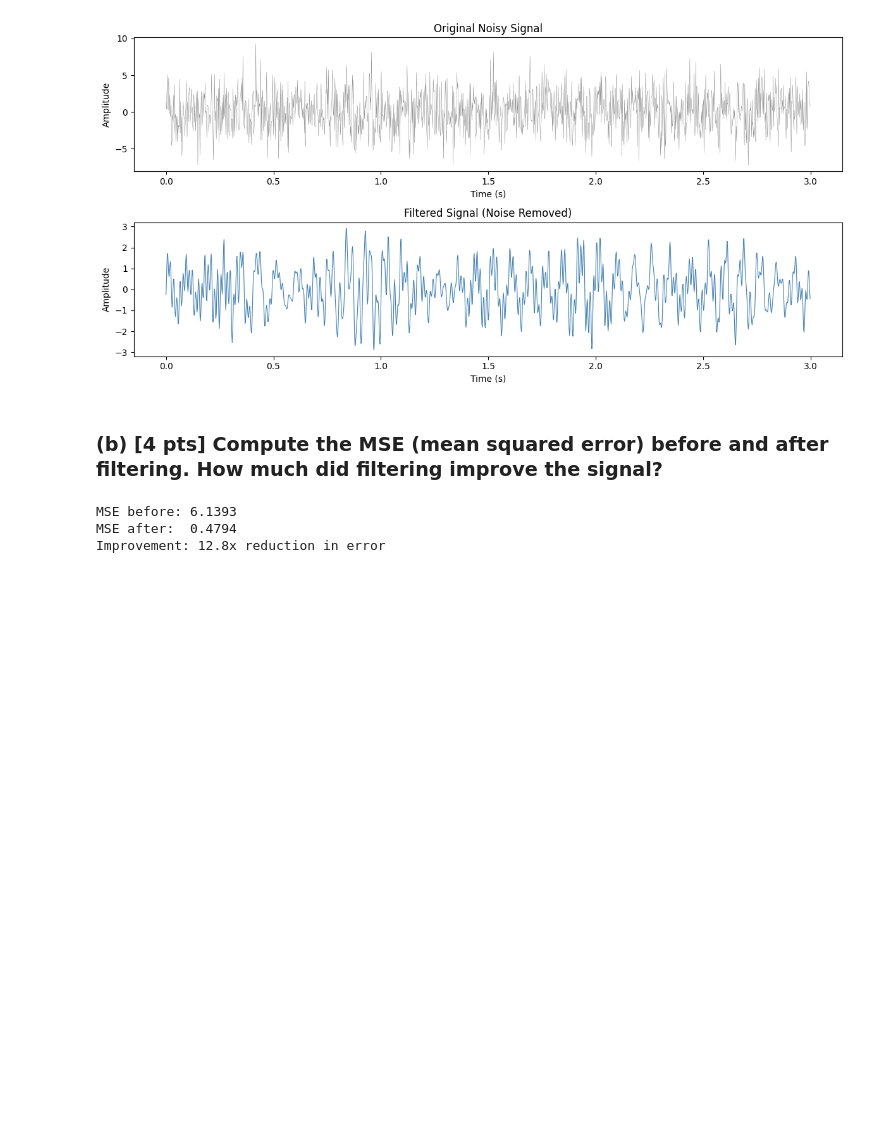
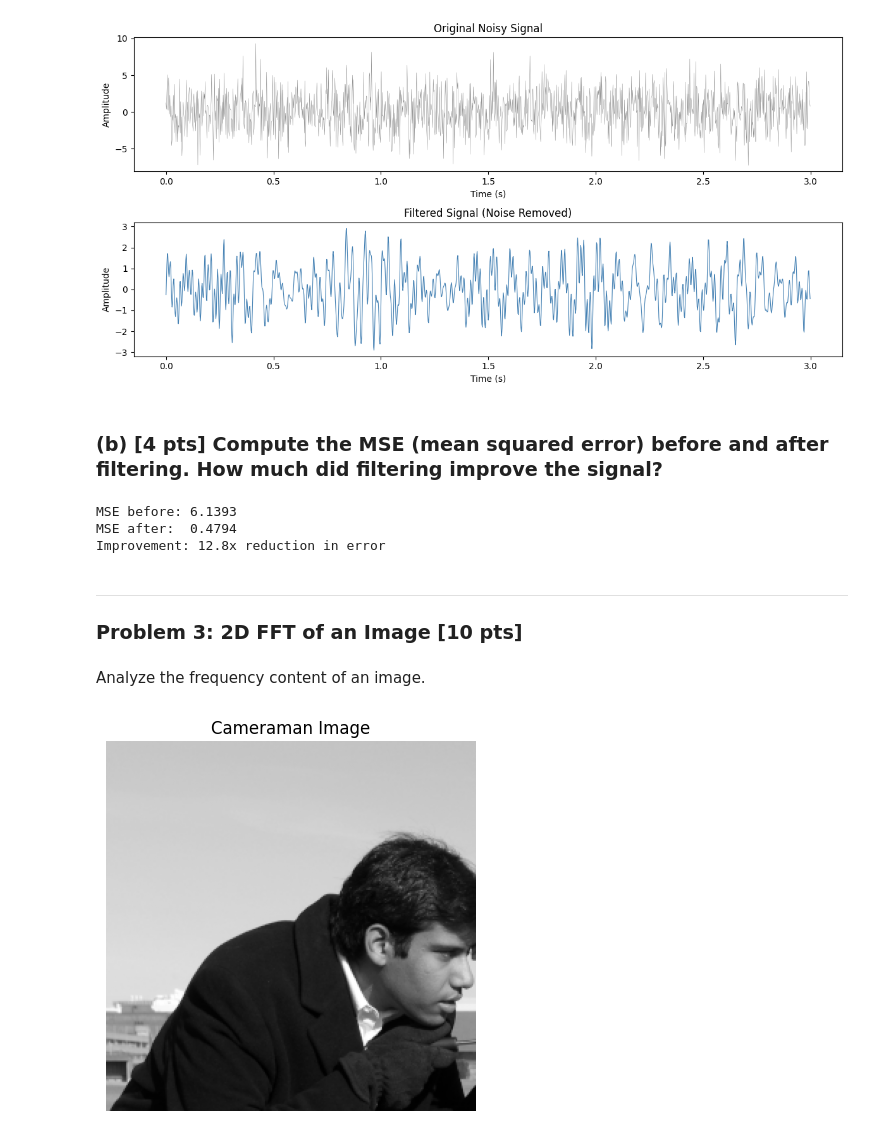
Before and after one commit to arjungiri1234/Spectral-Features-for-Time-Series, a Jupyter notebook: Spectral-features.ipynb, the cells around one changed output. Saved outputs shown, nothing was run; the diff lists cells and outputs as text; code cells hidden in the pictures; blank space fills up the shorter version.

Commit message:
added Part I P3 - 2D FFT image analysis

```diff
--- a/Spectral-features.ipynb
+++ b/Spectral-features.ipynb
@@ -117,3 +117,17 @@ print(f'Improvement: {mse_before/mse_after:.1f}x reduction in error')
 MSE before: 6.1393
 MSE after:  0.4794
 Improvement: 12.8x reduction in error
+# %% [markdown]
+---
+### Problem 3: 2D FFT of an Image [10 pts]
+# %% [markdown]
+Analyze the frequency content of an image.
+# %%
+from scipy.fft import fft2, fftshift
+from skimage import data
+img = data.camera().astype(float)[:256, :256]
+plt.imshow(img, cmap='gray')
+plt.title('Cameraman Image'); plt.axis('off')
+plt.show()
+# %% [output]
+[figure, added]
```
Also changed, not shown: parts of 13 cells of this notebook.
